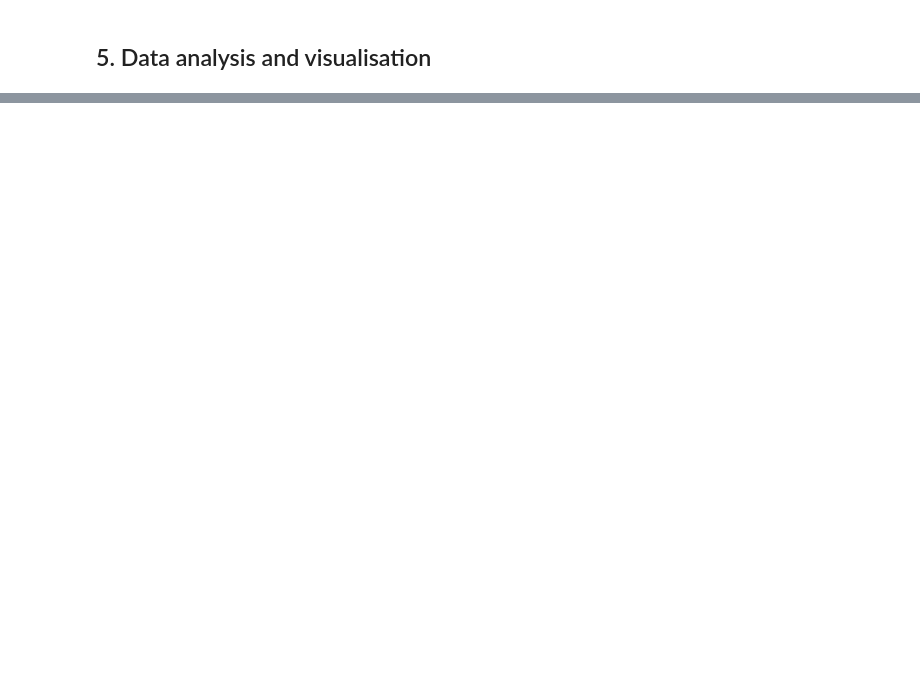
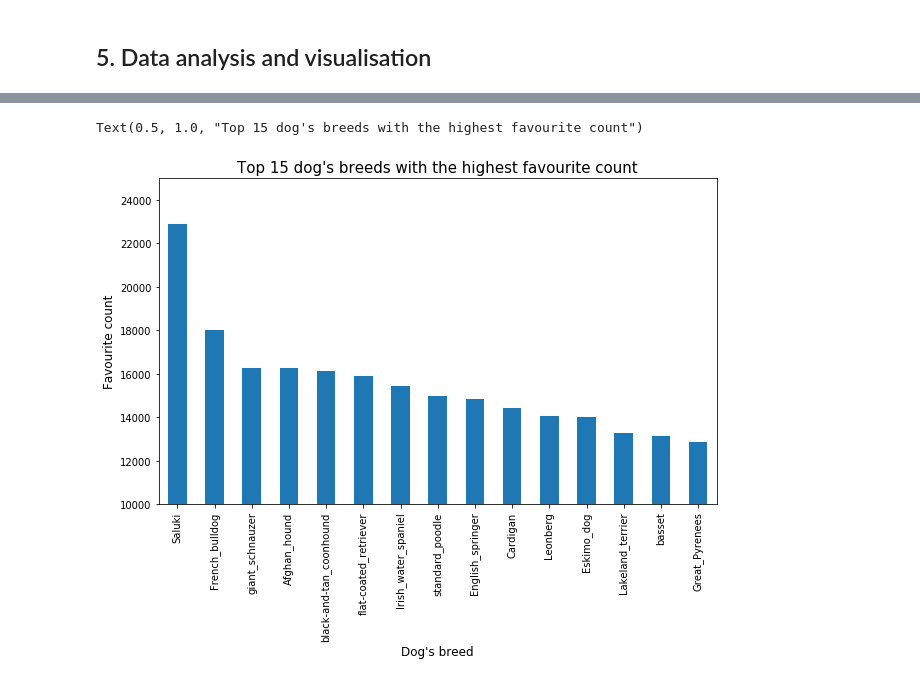
Before and after one commit to mila-dan/data-wrangling, a Jupyter notebook: wrangle_act.ipynb, the cells around one changed output, grey strips where cells are left out. Saved outputs shown, nothing was run; the diff lists cells and outputs as text; code cells hidden in the pictures; blank space fills up the shorter version.

```diff
--- a/wrangle_act.ipynb
+++ b/wrangle_act.ipynb
@@ -1068,0 +1108,10 @@ df.head()
+# %%
+fig = plt.figure(figsize=(10,6))
+df.groupby('prediction1').favorite_count.mean().sort_values(ascending=False)[:15].plot(kind='bar')
+plt.ylim(10000,25000);
+plt.xlabel("Dog's breed", fontsize=12)
+plt.ylabel("Favourite count", fontsize=12)
+plt.title("Top 15 dog's breeds with the highest favourite count", fontsize=15)
+# %% [output]
+Text(0.5, 1.0, "Top 15 dog's breeds with the highest favourite count")
+[figure, added]
```
Also changed, not shown: parts of 11 cells of this notebook.
